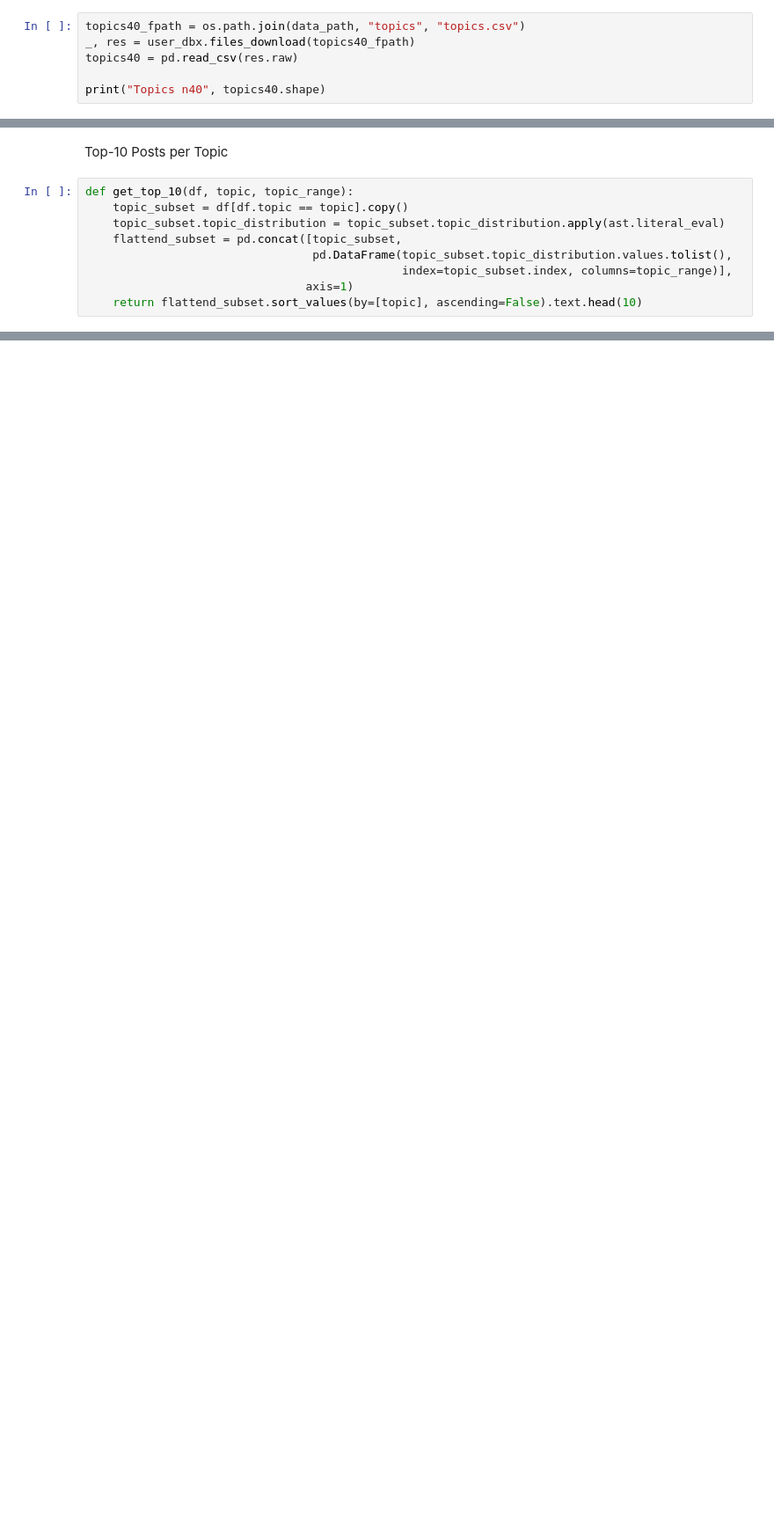
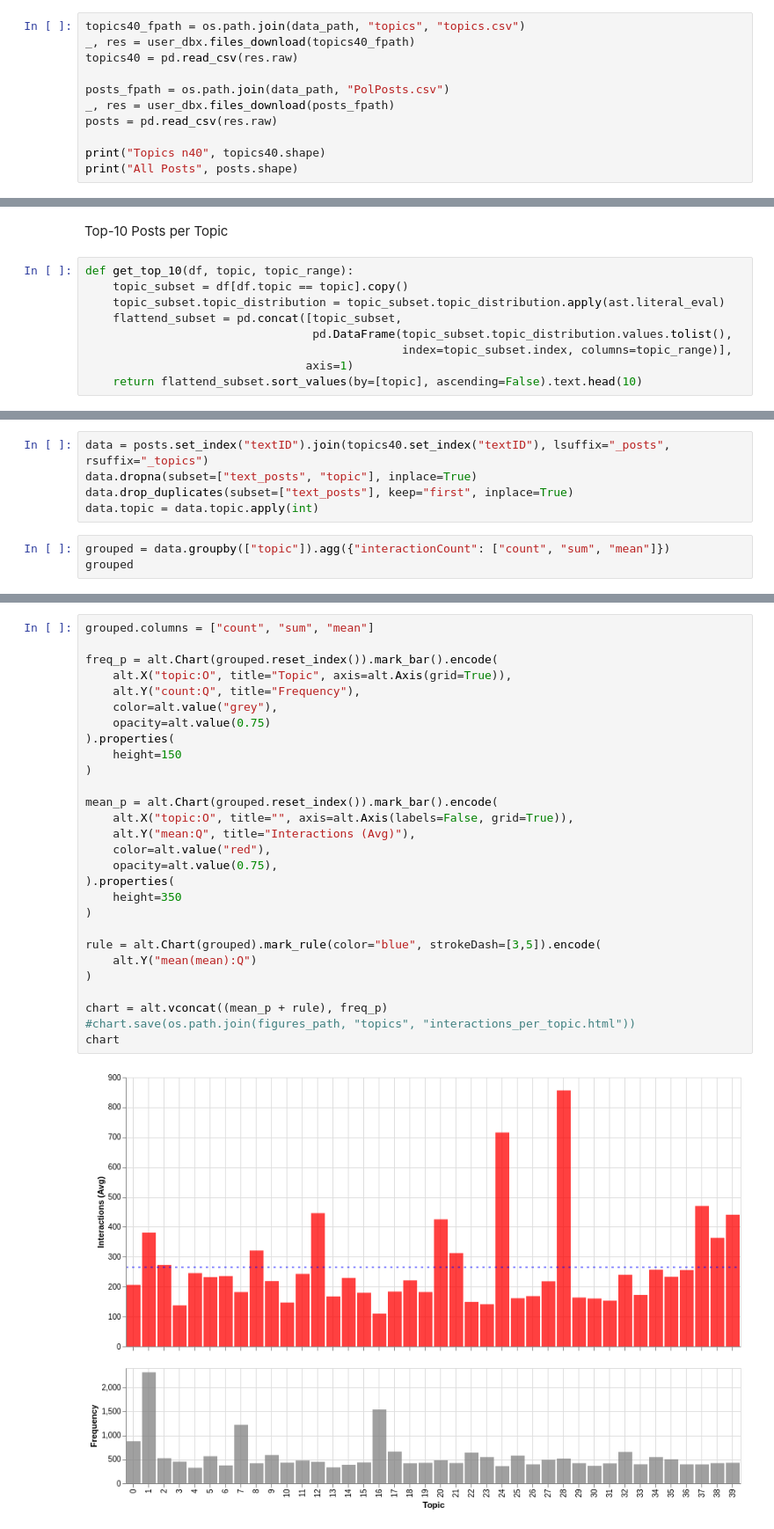
Before and after one commit to viennadatasciencegroup/data4good-wahlbeobachtung19, a Jupyter notebook: notebooks/1.3-tte-topic-evaluation.ipynb, the cells around one changed output, grey strips where cells are left out. Shown at 88% size. Drawn from its saved outputs; the diff is of its cells as text; blank space fills up the shorter version.

```diff
--- a/notebooks/1.3-tte-topic-evaluation.ipynb
+++ b/notebooks/1.3-tte-topic-evaluation.ipynb
@@ -37,4 +35,9 @@ topics40_fpath = os.path.join(data_path, "topics", "topics.csv")
 _, res = user_dbx.files_download(topics40_fpath)
 topics40 = pd.read_csv(res.raw)
 
+posts_fpath = os.path.join(data_path, "PolPosts.csv")
+_, res = user_dbx.files_download(posts_fpath)
+posts = pd.read_csv(res.raw)
+
 print("Topics n40", topics40.shape)
+print("All Posts", posts.shape)
@@ -87,0 +84,8 @@ with open(topics40_top10_fp, "w") as f:
+# %%
+data = posts.set_index("textID").join(topics40.set_index("textID"), lsuffix="_posts", rsuffix="_topics")
+data.dropna(subset=["text_posts", "topic"], inplace=True)
+data.drop_duplicates(subset=["text_posts"], keep="first", inplace=True)
+data.topic = data.topic.apply(int)
+# %%
+grouped = data.groupby(["topic"]).agg({"interactionCount": ["count", "sum", "mean"]})
+grouped
@@ -87,0 +112,30 @@ with open(topics40_top10_fp, "w") as f:
+# %%
+grouped.columns = ["count", "sum", "mean"]
+
+freq_p = alt.Chart(grouped.reset_index()).mark_bar().encode(
+    alt.X("topic:O", title="Topic", axis=alt.Axis(grid=True)),
+    alt.Y("count:Q", title="Frequency"),
+    color=alt.value("grey"),
+    opacity=alt.value(0.75)
+).properties(
+    height=150
+)
+
+mean_p = alt.Chart(grouped.reset_index()).mark_bar().encode(
+    alt.X("topic:O", title="", axis=alt.Axis(labels=False, grid=True)),
+    alt.Y("mean:Q", title="Interactions (Avg)"),
+    color=alt.value("red"),
+    opacity=alt.value(0.75),
+).properties(
+    height=350
+)
+
+rule = alt.Chart(grouped).mark_rule(color="blue", strokeDash=[3,5]).encode(
+    alt.Y("mean(mean):Q")
+)
+
+chart = alt.vconcat((mean_p + rule), freq_p)
+#chart.save(os.path.join(figures_path, "topics", "interactions_per_topic.html"))
+chart
+# %% [output]
+[figure, added]
```
Also changed, not shown: parts of 13 cells of this notebook, 6 other files.
